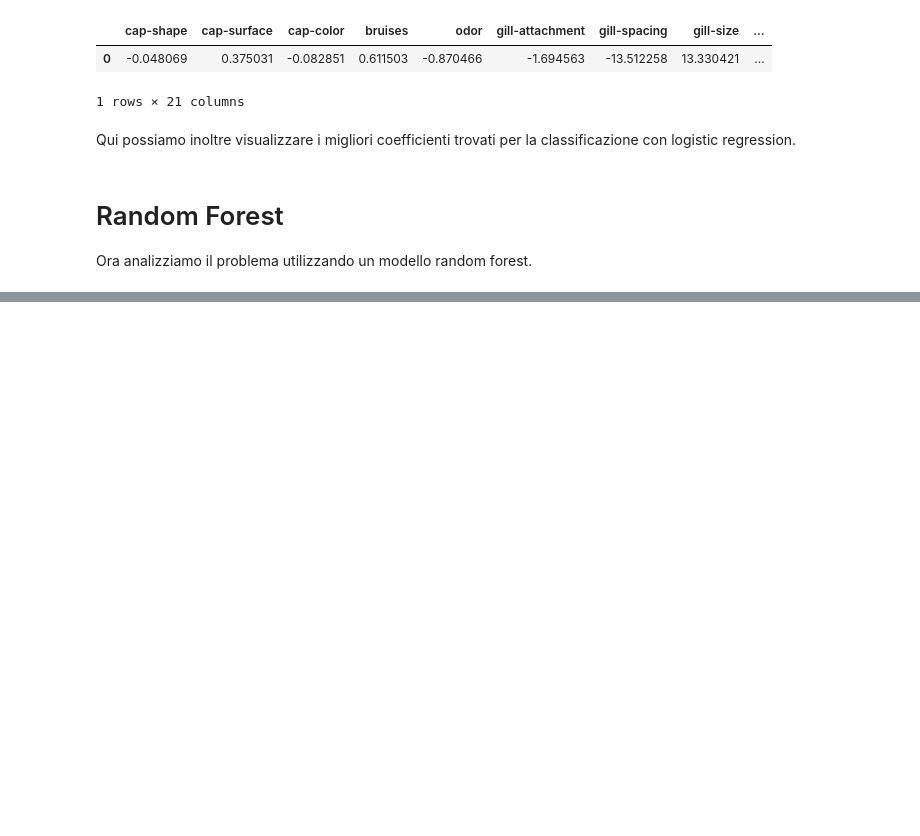
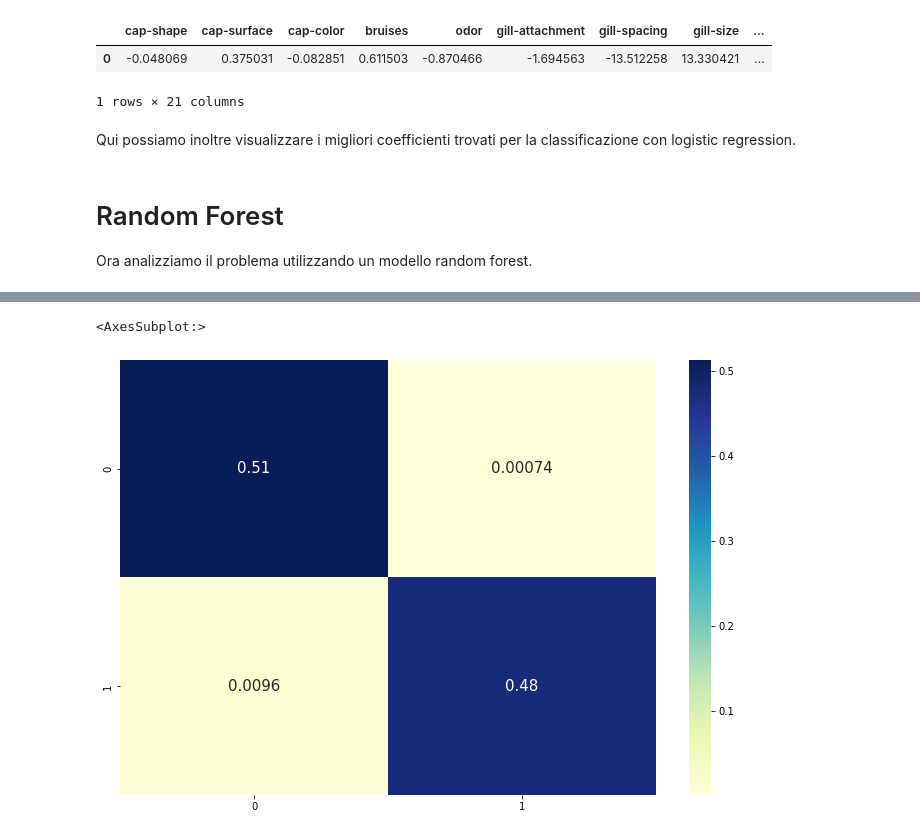
Before and after one commit to FedericoGuidazzi/HeartFailure, a Jupyter notebook: Mushrooms_Edible.ipynb, the cells around one changed output, grey strips where cells are left out. Cells and saved outputs as stored; diff of their text form; code cells hidden in the pictures; blank space fills up the shorter version.

```diff
--- a/Mushrooms_Edible.ipynb
+++ b/Mushrooms_Edible.ipynb
@@ -370,0 +454,12 @@ Ora analizziamo il problema utilizzando un modello random forest.
+# %%
+svm = SVC()
+# %%
+grid = {
+    "kernel":["rbf", "linear"],
+    "C":[0.01,0.1, 1]
+}
+gridSVM = GridSearchCV(svm, param_grid=grid, n_jobs=-1, cv=kf)
+gridSVM.fit(X_train, y_train)
+pred = gridSVM.predict(X_val)
+print(classification_report(y_val, pred))
+gridSVM.score(X_val, y_val)
@@ -370,0 +476,7 @@ Ora analizziamo il problema utilizzando un modello random forest.
+# %%
+plt.subplots(figsize=(12,8))
+cf_matrix = confusion_matrix(y_val, gridSVM.predict(X_val))
+sn.heatmap(cf_matrix/np.sum(cf_matrix), cmap = "YlGnBu", annot = True, annot_kws = {'size':15})
+# %% [output]
+<AxesSubplot:>
+[figure, added]
```
Also changed, not shown: parts of 15 cells of this notebook.
